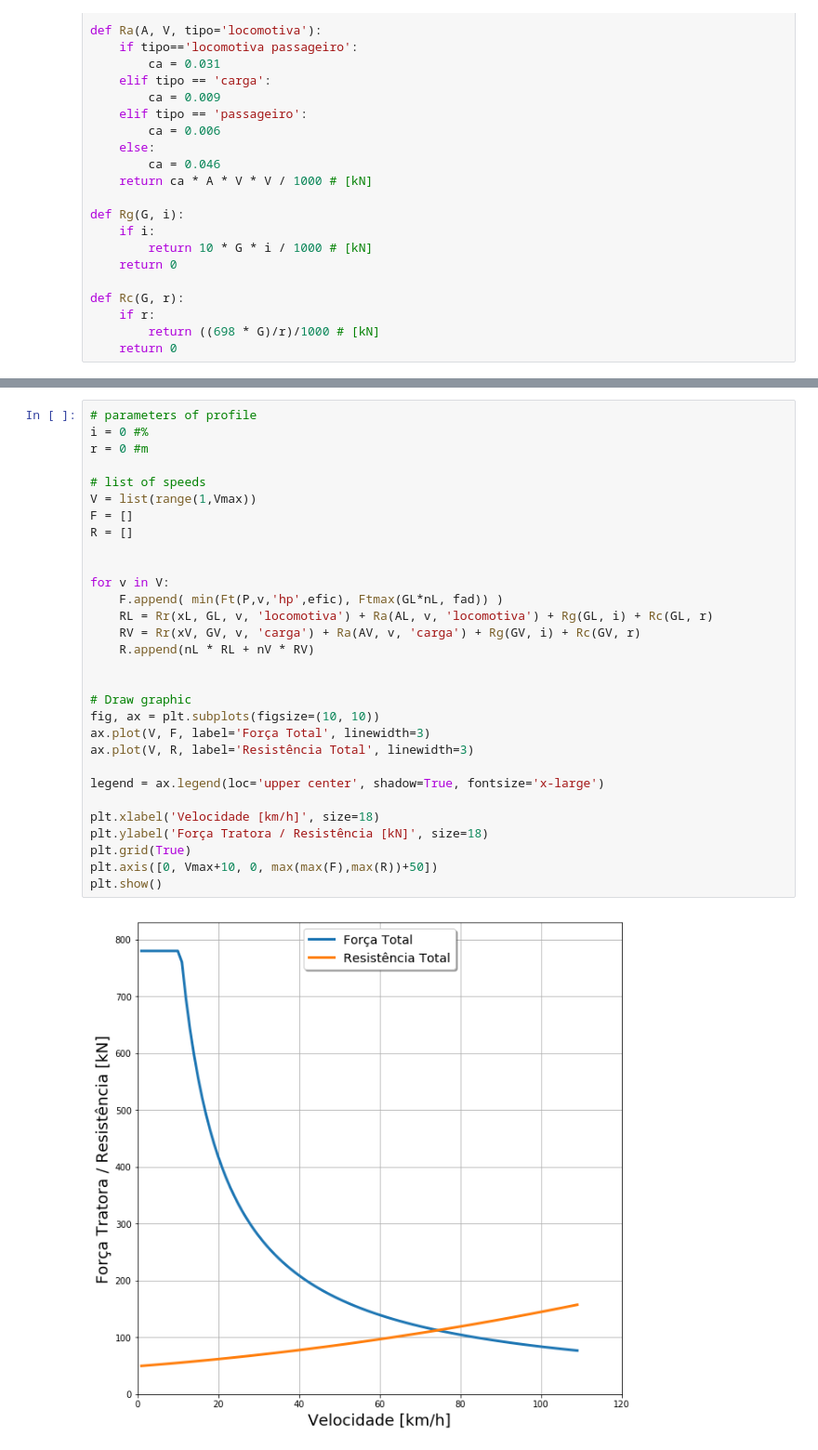
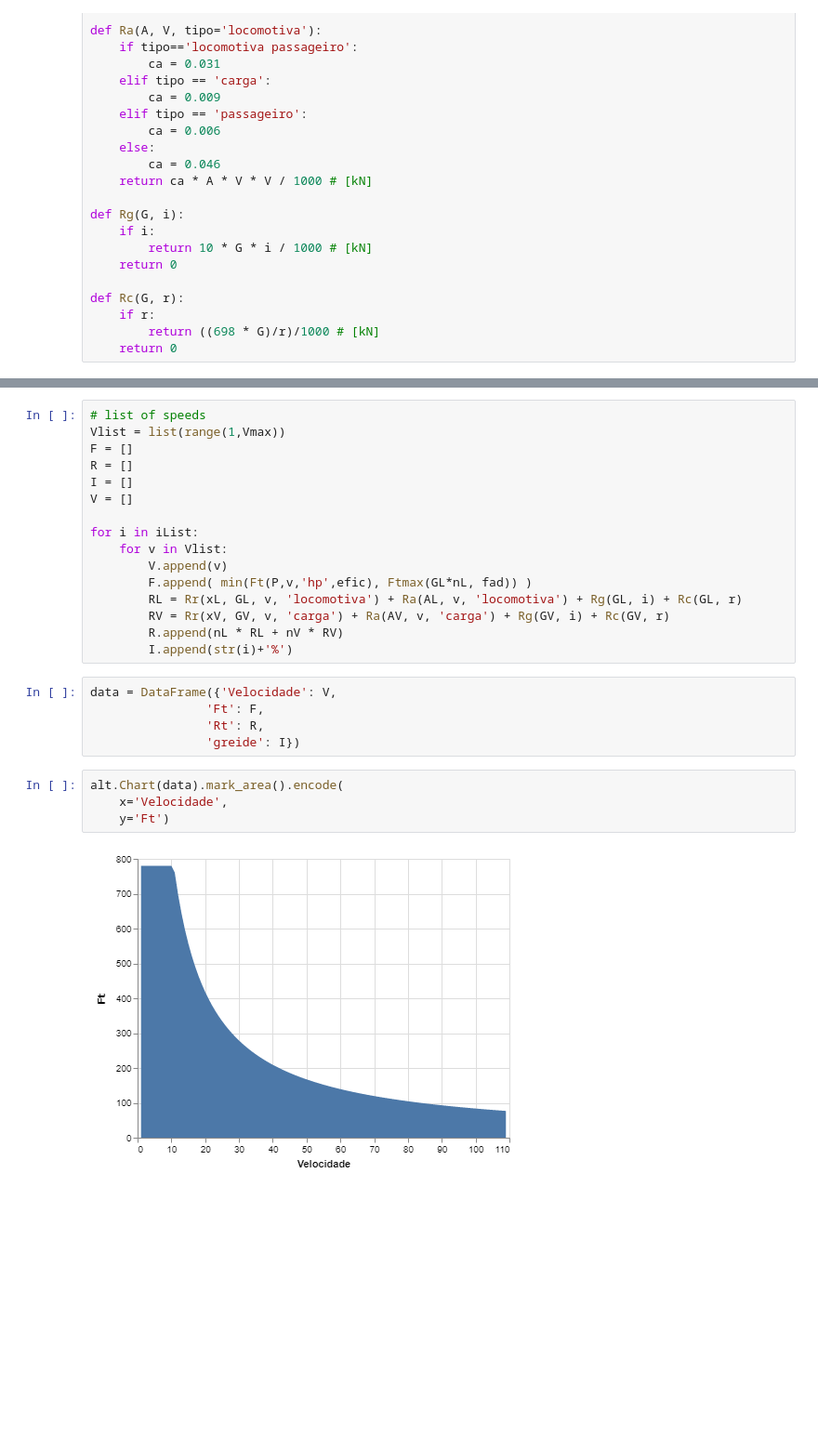
Before and after one commit to albnc/STT0408, a Jupyter notebook: 01.02-Exemplo-Ferroviario.ipynb, the cells around one changed output, grey strips where cells are left out. Shown at 93% size. Cells and saved outputs as stored; diff of their text form; blank space fills up the shorter version.

Commit message:
Update 01.02-Exemplo-Ferroviario.ipynb
updating example. What library to use to show interact?

```diff
--- a/01.02-Exemplo-Ferroviario.ipynb
+++ b/01.02-Exemplo-Ferroviario.ipynb
@@ -109,32 +113,27 @@ GV = 1000 #kN
 # %%
-# parameters of profile
-i = 0 #%
-r = 0 #m
-
 # list of speeds
-V = list(range(1,Vmax))
+Vlist = list(range(1,Vmax))
 F = []
 R = []
+I = []
+V = []
 
-
-for v in V:
-    F.append( min(Ft(P,v,'hp',efic), Ftmax(GL*nL, fad)) )
-    RL = Rr(xL, GL, v, 'locomotiva') + Ra(AL, v, 'locomotiva') + Rg(GL, i) + Rc(GL, r)
-    RV = Rr(xV, GV, v, 'carga') + Ra(AV, v, 'carga') + Rg(GV, i) + Rc(GV, r)
-    R.append(nL * RL + nV * RV)
-
-
-# Draw graphic
-fig, ax = plt.subplots(figsize=(10, 10))
-ax.plot(V, F, label='Força Total', linewidth=3)
-ax.plot(V, R, label='Resistência Total', linewidth=3)
-
-legend = ax.legend(loc='upper center', shadow=True, fontsize='x-large')
-
-plt.xlabel('Velocidade [km/h]', size=18)
-plt.ylabel('Força Tratora / Resistência [kN]', size=18)
-plt.grid(True)
-plt.axis([0, Vmax+10, 0, max(max(F),max(R))+50])
-plt.show()
+for i in iList:
+    for v in Vlist:
+        V.append(v)
+        F.append( min(Ft(P,v,'hp',efic), Ftmax(GL*nL, fad)) )
+        RL = Rr(xL, GL, v, 'locomotiva') + Ra(AL, v, 'locomotiva') + Rg(GL, i) + Rc(GL, r)
+        RV = Rr(xV, GV, v, 'carga') + Ra(AV, v, 'carga') + Rg(GV, i) + Rc(GV, r)
+        R.append(nL * RL + nV * RV)
+        I.append(str(i)+'%')
-# %% [output]
-[figure, removed]
+# %%
+data = DataFrame({'Velocidade': V,
+                'Ft': F,
+                'Rt': R,
+                'greide': I})
+# %%
+alt.Chart(data).mark_area().encode(
+    x='Velocidade',
+    y='Ft')
+# %% [output]
+[figure, added]
```
Also changed, not shown: parts of 5 cells of this notebook.
